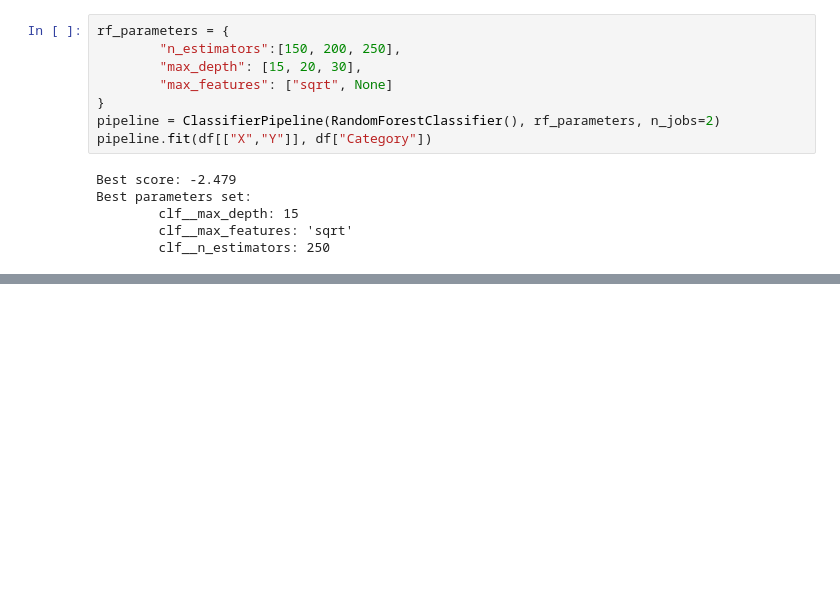
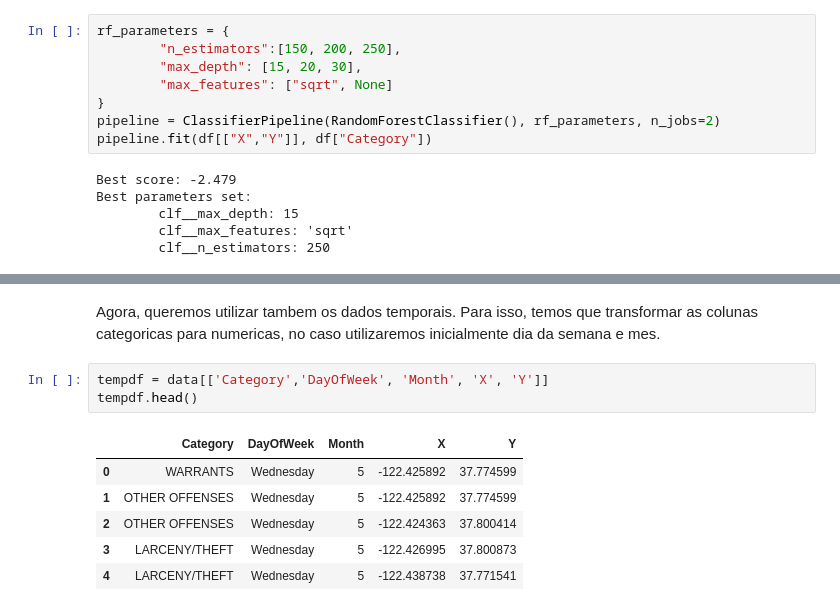
Before and after one commit to andreabduque/san-francisco-crime-classification, a Jupyter notebook: san francisco crime.ipynb, the cells around one changed output, grey strips where cells are left out. Drawn from its saved outputs; the diff is of its cells as text; blank space fills up the shorter version.

```diff
--- a/san francisco crime.ipynb
+++ b/san francisco crime.ipynb
@@ -122,0 +140,12 @@ pipeline.get_cv_results()
+# %% [markdown]
+Agora, queremos utilizar tambem os dados temporais. Para isso, temos que transformar as colunas categoricas para numericas, no caso utilizaremos inicialmente dia da semana e mes.
+# %%
+tempdf = data[['Category','DayOfWeek', 'Month', 'X', 'Y']]
+tempdf.head()
+# %% [output]
+|  | Category | DayOfWeek | Month | X | Y |
+| 0 | WARRANTS | Wednesday | 5 | -122.425892 | 37.774599 |
+| 1 | OTHER OFFENSES | Wednesday | 5 | -122.425892 | 37.774599 |
+| 2 | OTHER OFFENSES | Wednesday | 5 | -122.424363 | 37.800414 |
+| 3 | LARCENY/THEFT | Wednesday | 5 | -122.426995 | 37.800873 |
+| 4 | LARCENY/THEFT | Wednesday | 5 | -122.438738 | 37.771541 |
```
Also changed, not shown: parts of 16 cells of this notebook.
